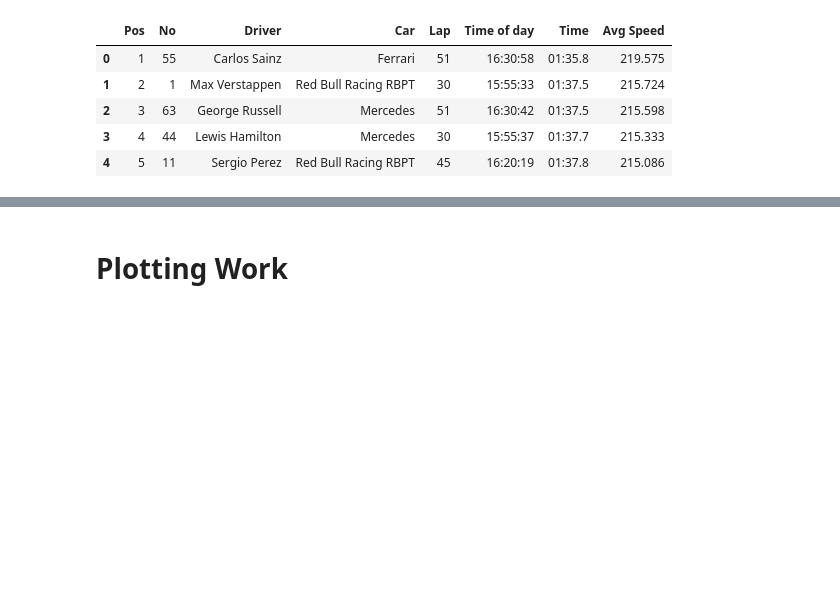
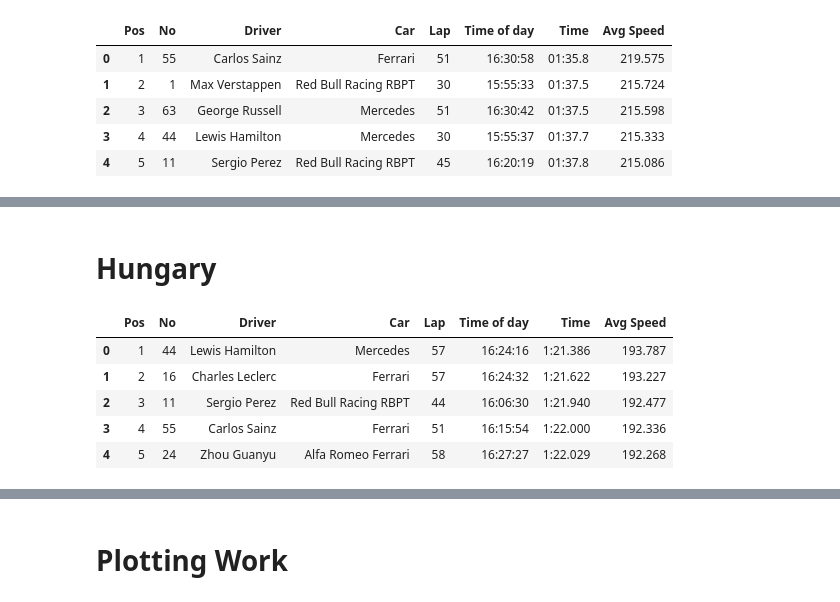
Before and after one commit to JB-26/f1-2022-analysis, a Jupyter notebook: fastest-laps.ipynb, the cells around one changed output, grey strips where cells are left out. Saved outputs shown, nothing was run; the diff lists cells and outputs as text; code cells hidden in the pictures; blank space fills up the shorter version.

Commit message:
Edited Jupyter notebooks, fastest laps, race data and added Japan fastest lap

```diff
--- a/fastest-laps.ipynb
+++ b/fastest-laps.ipynb
@@ -781,0 +782,12 @@ fastest_lap.head()
+# %% [markdown]
+# Hungary
+# %%
+fl_hungary = pd.read_csv('data/fastest-lap/fl-hungary.csv')
+fl_hungary.head()
+# %% [output]
+|  | Pos | No | Driver | Car | Lap | Time of day | Time | Avg Speed |
+| 0 | 1 | 44 | Lewis Hamilton | Mercedes | 57 | 16:24:16 | 1:21.386 | 193.787 |
+| 1 | 2 | 16 | Charles Leclerc | Ferrari | 57 | 16:24:32 | 1:21.622 | 193.227 |
+| 2 | 3 | 11 | Sergio Perez | Red Bull Racing RBPT | 44 | 16:06:30 | 1:21.940 | 192.477 |
+| 3 | 4 | 55 | Carlos Sainz | Ferrari | 51 | 16:15:54 | 1:22.000 | 192.336 |
+| 4 | 5 | 24 | Zhou Guanyu | Alfa Romeo Ferrari | 58 | 16:27:27 | 1:22.029 | 192.268 |
```
Also changed, not shown: parts of 17 cells of this notebook, 13 other files.
